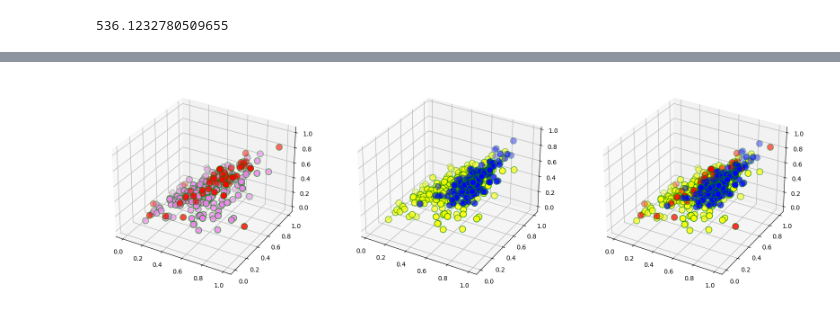
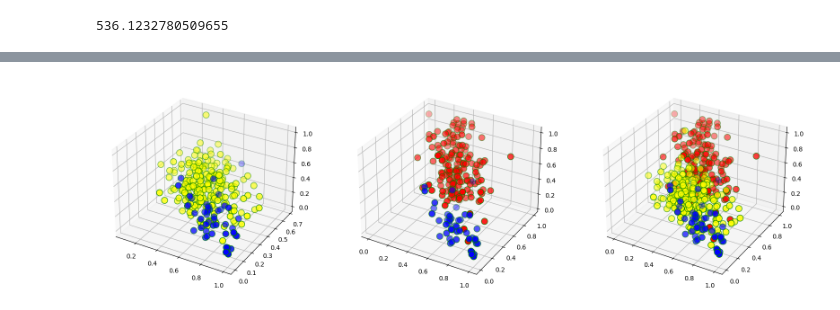
Before and after one commit to gabriel-ferreira-da-silva/K-mean, a Jupyter notebook: K_means_and_K_medoids.ipynb, the cells around one changed output, grey strips where cells are left out. Drawn from its saved outputs; the diff is of its cells as text; code cells hidden in the pictures.

```diff
--- a/K_means_and_K_medoids.ipynb
+++ b/K_means_and_K_medoids.ipynb
@@ -332,0 +364,7 @@ df_scale.info
+# %%
+num_clusters = 3
+
+km=KMedoids(n_clusters= num_clusters)
+y_predicted = km.fit_predict(df_scale[df.columns])
+y_predicted.size
+df_scale["Clusters_medoids"] = y_predicted
@@ -333,18 +389,18 @@ df_scale.info
 # %%
 fig = plt.figure(figsize=(20,10))
-ax = fig.add_subplot(131, projection='3d')
-ax.scatter(df_scale["Terminal"][df_scale.Clusters == 1], df_scale["Personal"][df_scale.Clusters == 1], df_scale["PhD"][df_scale.Clusters == 1], c='red', s=100, edgecolor='green',linestyle='-')
-ax.scatter(df_scale["Terminal"][df_scale.Clusters == 2], df_scale["Personal"][df_scale.Clusters == 2], df_scale["PhD"][df_scale.Clusters == 2], c='violet', s=100, edgecolor='green',linestyle='-')
+ax = fig.add_subplot(1,3,1, projection='3d')
+ax.scatter(df_scale["S.F.Ratio"][df_scale.Clusters == 0], df_scale["Outstate"][df_scale.Clusters == 0], df_scale["Expend"][df_scale.Clusters == 0], c='yellow', s=100, edgecolor='green',linestyle='-')
+ax.scatter(df_scale["S.F.Ratio"][df_scale.Clusters == 1], df_scale["Outstate"][df_scale.Clusters == 1], df_scale["Expend"][df_scale.Clusters == 1], c='blue', s=100, edgecolor='green',linestyle='-')
 
-ax = fig.add_subplot(132, projection='3d')
-ax.scatter(df_scale["Terminal"][df_scale.Clusters == 0], df_scale["Personal"][df_scale.Clusters == 0], df_scale["PhD"][df_scale.Clusters == 0], c='blue', s=100, edgecolor='green',linestyle='-')
-ax.scatter(df_scale["Terminal"][df_scale.Clusters == 2], df_scale["Personal"][df_scale.Clusters == 2], df_scale["PhD"][df_scale.Clusters == 2], c='yellow', s=100, edgecolor='green',linestyle='-')
+ax = fig.add_subplot(1,3,2, projection='3d')
+ax.scatter(df_scale["S.F.Ratio"][df_scale.Clusters == 1], df_scale["Outstate"][df_scale.Clusters == 1], df_scale["Expend"][df_scale.Clusters == 1], c='blue', s=100, edgecolor='green',linestyle='-')
+ax.scatter(df_scale["S.F.Ratio"][df_scale.Clusters == 2], df_scale["Outstate"][df_scale.Clusters == 2], df_scale["Expend"][df_scale.Clusters == 2], c='red', s=100, edgecolor='green',linestyle='-')
 
-ax = fig.add_subplot(133, projection='3d')
-ax.scatter(df_scale["Terminal"][df_scale.Clusters == 0], df_scale["Personal"][df_scale.Clusters == 0], df_scale["PhD"][df_scale.Clusters == 0], c='blue', s=100, edgecolor='green',linestyle='-')
-ax.scatter(df_scale["Terminal"][df_scale.Clusters == 1], df_scale["Personal"][df_scale.Clusters == 1], df_scale["PhD"][df_scale.Clusters == 1], c='red', s=100, edgecolor='green',linestyle='-')
-ax.scatter(df_scale["Terminal"][df_scale.Clusters == 2], df_scale["Personal"][df_scale.Clusters == 2], df_scale["PhD"][df_scale.Clusters == 2], c='yellow', s=100, edgecolor='green',linestyle='-')
+ax = fig.add_subplot(1,3,3, projection='3d')
+ax.scatter(df_scale["S.F.Ratio"][df_scale.Clusters == 0], df_scale["Outstate"][df_scale.Clusters == 0], df_scale["Expend"][df_scale.Clusters == 0], c='yellow', s=100, edgecolor='green',linestyle='-')
+ax.scatter(df_scale["S.F.Ratio"][df_scale.Clusters == 1], df_scale["Outstate"][df_scale.Clusters == 1], df_scale["Expend"][df_scale.Clusters == 1], c='blue', s=100, edgecolor='green',linestyle='-')
+ax.scatter(df_scale["S.F.Ratio"][df_scale.Clusters == 2], df_scale["Outstate"][df_scale.Clusters == 2], df_scale["Expend"][df_scale.Clusters == 2], c='red', s=100, edgecolor='green',linestyle='-')
 
 plt.show()
 # %% [output]
-[figure, old version]
+[figure, new version]
```
Also changed, not shown: parts of 18 cells of this notebook.
